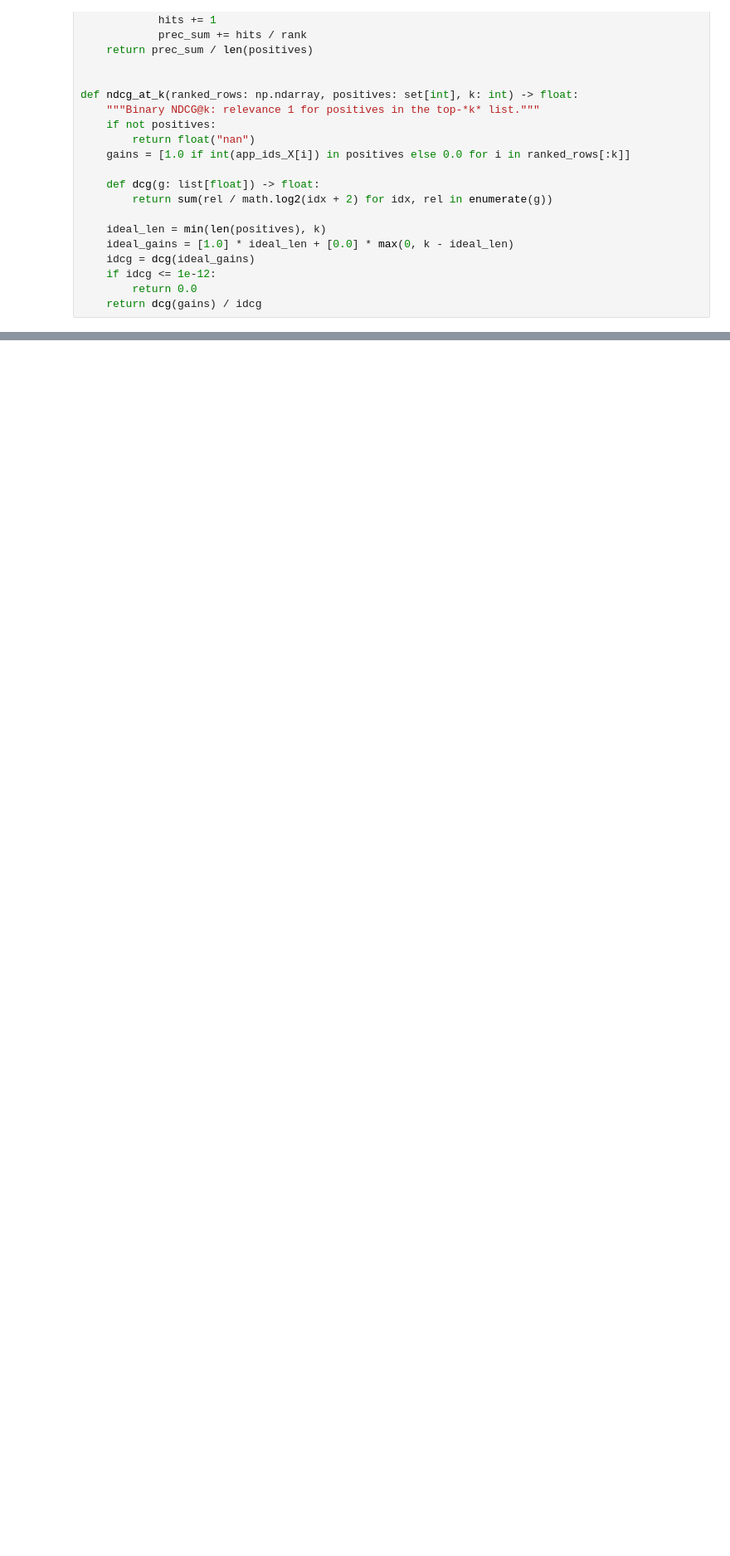
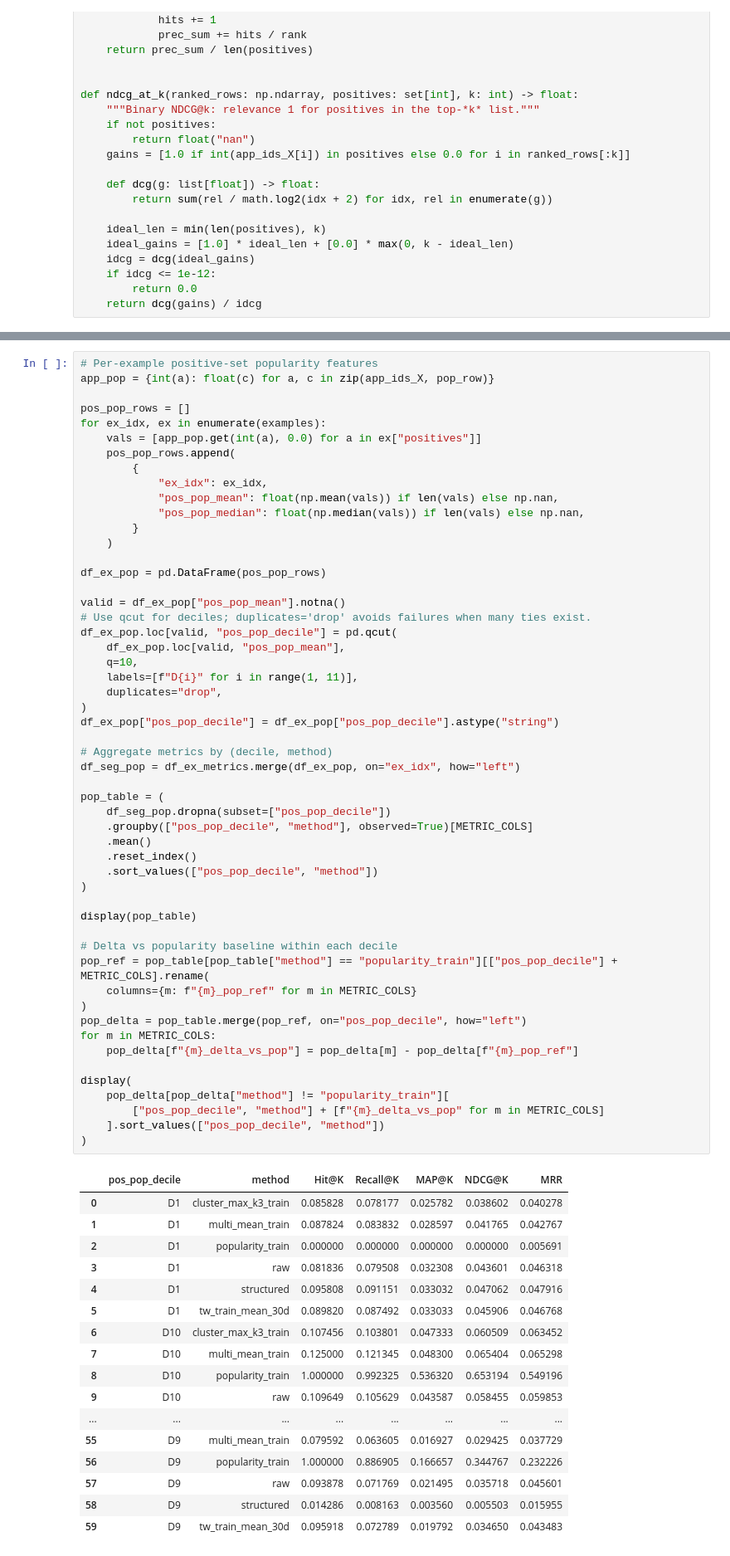
Before and after one commit to rreuther8/steam-review-ml, a Jupyter notebook: notebooks/models/query_embeddings/recs_004_eval_proxy_same_user.ipynb, the cells around one changed output, grey strips where cells are left out. Shown at 83% size. Cells and saved outputs as stored; diff of their text form; blank space fills up the shorter version.

```diff
--- a/notebooks/models/query_embeddings/recs_004_eval_proxy_same_user.ipynb
+++ b/notebooks/models/query_embeddings/recs_004_eval_proxy_same_user.ipynb
@@ -590,0 +765,71 @@ Validation queries — iterate here; set RECS004_EVAL_SPLIT=test for frozen one-
+# %%
+# Per-example positive-set popularity features
+app_pop = {int(a): float(c) for a, c in zip(app_ids_X, pop_row)}
+
+pos_pop_rows = []
+for ex_idx, ex in enumerate(examples):
+    vals = [app_pop.get(int(a), 0.0) for a in ex["positives"]]
+    pos_pop_rows.append(
+        {
+            "ex_idx": ex_idx,
+            "pos_pop_mean": float(np.mean(vals)) if len(vals) else np.nan,
+            "pos_pop_median": float(np.median(vals)) if len(vals) else np.nan,
+        }
+    )
+
+df_ex_pop = pd.DataFrame(pos_pop_rows)
+
+valid = df_ex_pop["pos_pop_mean"].notna()
+# Use qcut for deciles; duplicates='drop' avoids failures when many ties exist.
+df_ex_pop.loc[valid, "pos_pop_decile"] = pd.qcut(
+    df_ex_pop.loc[valid, "pos_pop_mean"],
+    q=10,
+    labels=[f"D{i}" for i in range(1, 11)],
+    duplicates="drop",
+)
+df_ex_pop["pos_pop_decile"] = df_ex_pop["pos_pop_decile"].astype("string")
+
+# Aggregate metrics by (decile, method)
+df_seg_pop = df_ex_metrics.merge(df_ex_pop, on="ex_idx", how="left")
+
+pop_table = (
+    df_seg_pop.dropna(subset=["pos_pop_decile"])
+    .groupby(["pos_pop_decile", "method"], observed=True)[METRIC_COLS]
+    .mean()
+    .reset_index()
+    .sort_values(["pos_pop_decile", "method"])
+)
+
+display(pop_table)
+
+# Delta vs popularity baseline within each decile
+pop_ref = pop_table[pop_table["method"] == "popularity_train"][["pos_pop_decile"] + METRIC_COLS].rename(
+    columns={m: f"{m}_pop_ref" for m in METRIC_COLS}
+)
+pop_delta = pop_table.merge(pop_ref, on="pos_pop_decile", how="left")
+for m in METRIC_COLS:
+    pop_delta[f"{m}_delta_vs_pop"] = pop_delta[m] - pop_delta[f"{m}_pop_ref"]
+
+display(
+    pop_delta[pop_delta["method"] != "popularity_train"][
+        ["pos_pop_decile", "method"] + [f"{m}_delta_vs_pop" for m in METRIC_COLS]
+    ].sort_values(["pos_pop_decile", "method"])
+)
+# %% [output]
+|  | pos_pop_decile | method | Hit@K | Recall@K | MAP@K | NDCG@K | MRR |
+| 0 | D1 | cluster_max_k3_train | 0.085828 | 0.078177 | 0.025782 | 0.038602 | 0.040278 |
+| 1 | D1 | multi_mean_train | 0.087824 | 0.083832 | 0.028597 | 0.041765 | 0.042767 |
+| 2 | D1 | popularity_train | 0.000000 | 0.000000 | 0.000000 | 0.000000 | 0.005691 |
+| 3 | D1 | raw | 0.081836 | 0.079508 | 0.032308 | 0.043601 | 0.046318 |
+| 4 | D1 | structured | 0.095808 | 0.091151 | 0.033032 | 0.047062 | 0.047916 |
+| 5 | D1 | tw_train_mean_30d | 0.089820 | 0.087492 | 0.033033 | 0.045906 | 0.046768 |
+| 6 | D10 | cluster_max_k3_train | 0.107456 | 0.103801 | 0.047333 | 0.060509 | 0.063452 |
+| 7 | D10 | multi_mean_train | 0.125000 | 0.121345 | 0.048300 | 0.065404 | 0.065298 |
+| 8 | D10 | popularity_train | 1.000000 | 0.992325 | 0.536320 | 0.653194 | 0.549196 |
+| 9 | D10 | raw | 0.109649 | 0.105629 | 0.043587 | 0.058455 | 0.059853 |
+| ... | ... | ... | ... | ... | ... | ... | ... |
+| 55 | D9 | multi_mean_train | 0.079592 | 0.063605 | 0.016927 | 0.029425 | 0.037729 |
+| 56 | D9 | popularity_train | 1.000000 | 0.886905 | 0.166657 | 0.344767 | 0.232226 |
+| 57 | D9 | raw | 0.093878 | 0.071769 | 0.021495 | 0.035718 | 0.045601 |
+| 58 | D9 | structured | 0.014286 | 0.008163 | 0.003560 | 0.005503 | 0.015955 |
+| 59 | D9 | tw_train_mean_30d | 0.095918 | 0.072789 | 0.019792 | 0.034650 | 0.043483 |
```
Also changed, not shown: parts of 13 cells of this notebook, 11 other files.
